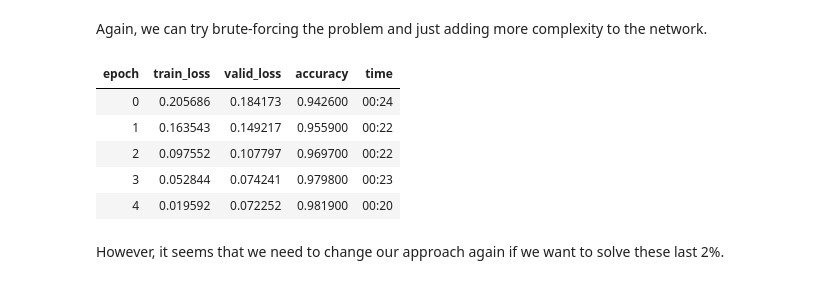
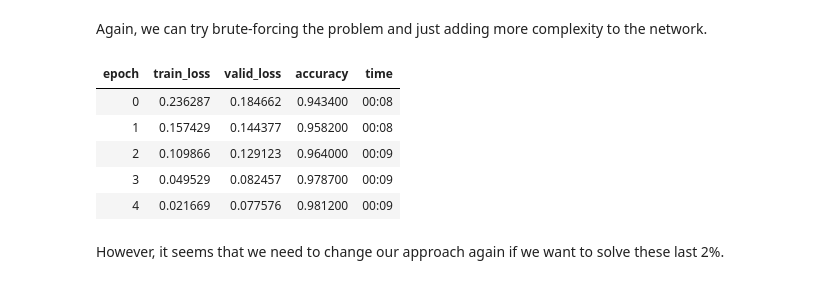
Before and after one commit to mskrajnowski/2023-machine-learning-talk, a Jupyter notebook: talks/02_vision.ipynb, the cells around one changed output. Drawn from its saved outputs; the diff is of its cells as text; code cells hidden in the pictures.

```diff
--- a/talks/02_vision.ipynb
+++ b/talks/02_vision.ipynb
@@ -447,7 +481,7 @@ Let's try training our new model.
 from torch.nn.functional import mse_loss, one_hot
 from fastai.metrics import accuracy
 
-def mnist_learner(model):
+def mnist_mse_learner(model):
     def loss(pred, target):
         encoded_target = one_hot(target, num_classes=10).float()
         return mse_loss(pred, encoded_target)
@@ -503,9 +543,9 @@ plt.show()
 # %%
 from fastai.losses import CrossEntropyLossFlat
 
-def mnist_learner(model):
+def mnist_learner(model, dls=mnist_loaders):
     return Learner(
-        dls=mnist_loaders,
+        dls=dls,
         model=model,
         loss_func=CrossEntropyLossFlat(),
         metrics=[accuracy],
@@ -581,21 +621,21 @@ Again, we can try brute-forcing the problem and just adding more complexity to t
 # %%
 linear3 = nn.Sequential(
     nn.Flatten(),
-    nn.Linear(28 * 28, 256),
+    nn.Linear(28 * 28, 128),
     nn.ReLU(),
-    nn.Linear(256, 128),
+    nn.Linear(128, 128),
     nn.ReLU(),
     nn.Linear(128, 10),
 )
 
 mnist_learner(linear3).fit_one_cycle(5, 0.01)
 # %% [output]
 | epoch | train_loss | valid_loss | accuracy | time |
-| 0 | 0.205686 | 0.184173 | 0.942600 | 00:24 |
-| 1 | 0.163543 | 0.149217 | 0.955900 | 00:22 |
-| 2 | 0.097552 | 0.107797 | 0.969700 | 00:22 |
-| 3 | 0.052844 | 0.074241 | 0.979800 | 00:23 |
-| 4 | 0.019592 | 0.072252 | 0.981900 | 00:20 |
+| 0 | 0.236287 | 0.184662 | 0.943400 | 00:08 |
+| 1 | 0.157429 | 0.144377 | 0.958200 | 00:08 |
+| 2 | 0.109866 | 0.129123 | 0.964000 | 00:09 |
+| 3 | 0.049529 | 0.082457 | 0.978700 | 00:09 |
+| 4 | 0.021669 | 0.077576 | 0.981200 | 00:09 |
 # %% [markdown]
 However, it seems that we need to change our approach again if we want to solve these last 2%.
 # %% [markdown]
```
Also changed, not shown: parts of 46 cells of this notebook, 1 other file.
